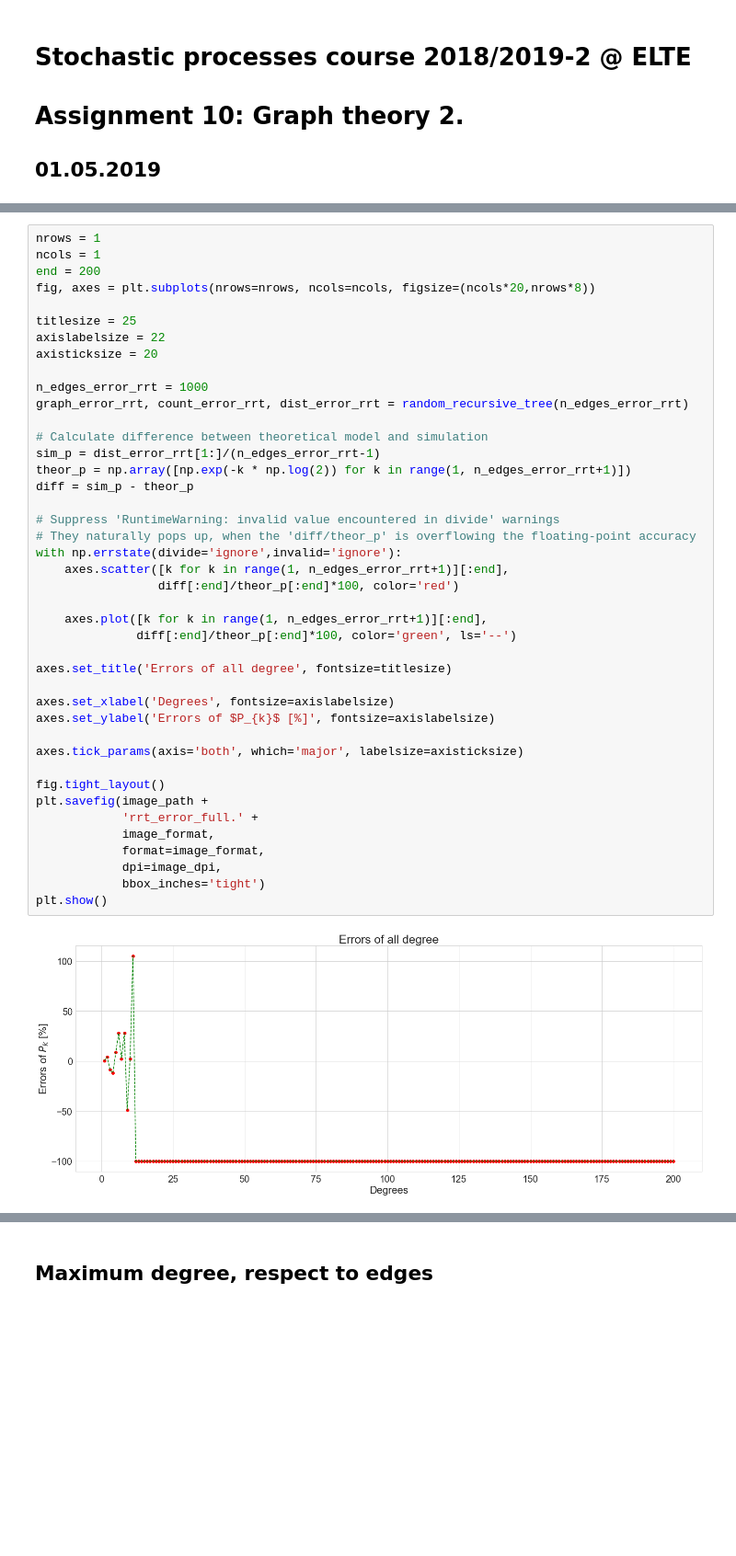
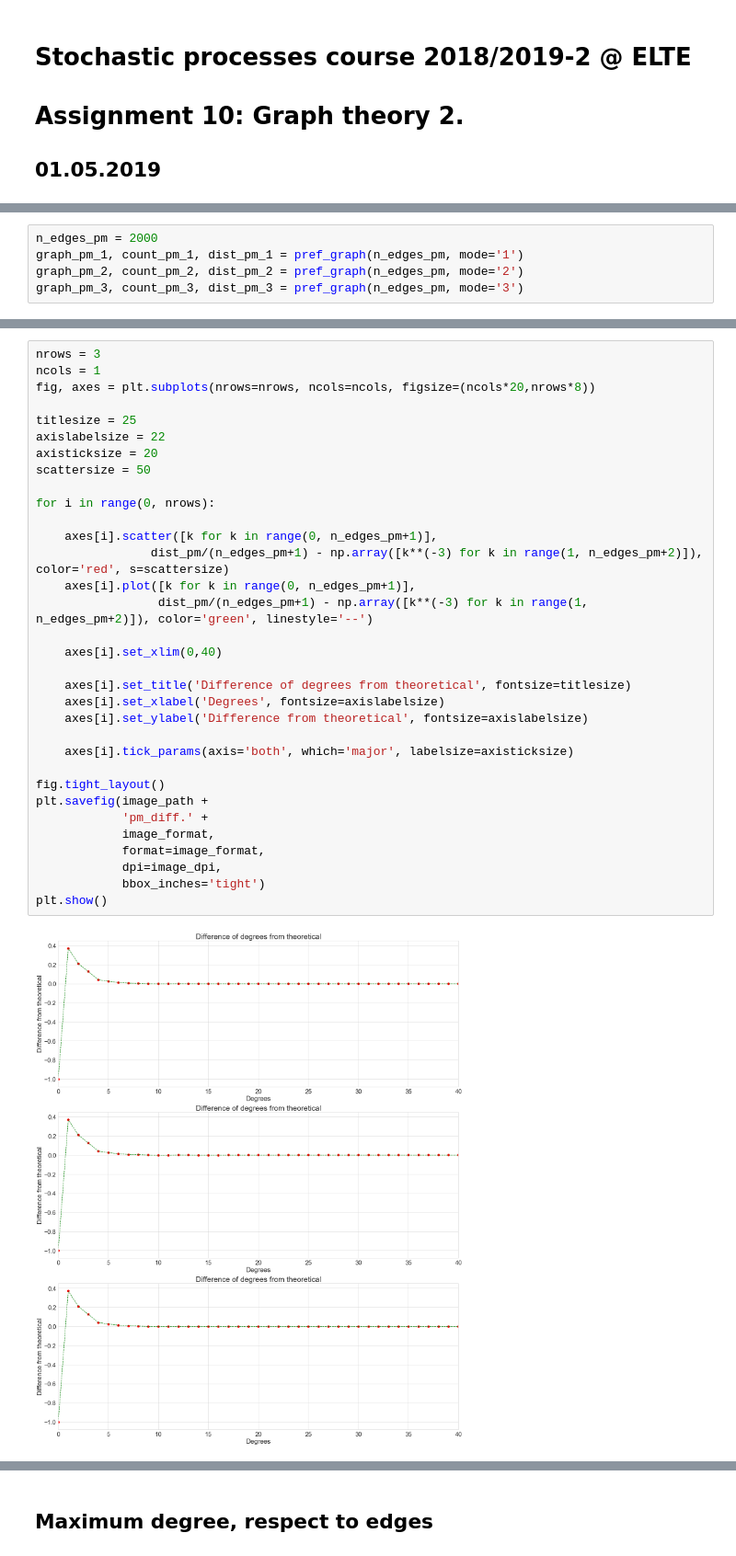
Before and after one commit to masterdesky/ELTE-stochastic-processes-2019, a Jupyter notebook: Lecture 10/Homework 10/Stochastic processes - 10..ipynb, the cells around one changed output, grey strips where cells are left out. Shown at 92% size. Cells and saved outputs as stored; diff of their text form; blank space fills up the shorter version.

```diff
--- a/Lecture 10/Homework 10/Stochastic processes - 10..ipynb
+++ b/Lecture 10/Homework 10/Stochastic processes - 10..ipynb
@@ -79,0 +144,5 @@ graph_rrt, count_rrt, dist_rrt = random_recursive_tree(n_edges_rrt)
+# %%
+n_edges_pm = 2000
+graph_pm_1, count_pm_1, dist_pm_1 = pref_graph(n_edges_pm, mode='1')
+graph_pm_2, count_pm_2, dist_pm_2 = pref_graph(n_edges_pm, mode='2')
+graph_pm_3, count_pm_3, dist_pm_3 = pref_graph(n_edges_pm, mode='3')
@@ -143,44 +362,35 @@ plt.show()
 # %%
-nrows = 1
+nrows = 3
 ncols = 1
-end = 200
 fig, axes = plt.subplots(nrows=nrows, ncols=ncols, figsize=(ncols*20,nrows*8))
 
 titlesize = 25
 axislabelsize = 22
 axisticksize = 20
+scattersize = 50
 
-n_edges_error_rrt = 1000
-graph_error_rrt, count_error_rrt, dist_error_rrt = random_recursive_tree(n_edges_error_rrt)
+for i in range(0, nrows):
 
-# Calculate difference between theoretical model and simulation
-sim_p = dist_error_rrt[1:]/(n_edges_error_rrt-1)
-theor_p = np.array([np.exp(-k * np.log(2)) for k in range(1, n_edges_error_rrt+1)])
-diff = sim_p - theor_p
+    axes[i].scatter([k for k in range(0, n_edges_pm+1)],
+                dist_pm/(n_edges_pm+1) - np.array([k**(-3) for k in range(1, n_edges_pm+2)]), color='red', s=scattersize)
+    axes[i].plot([k for k in range(0, n_edges_pm+1)],
+                 dist_pm/(n_edges_pm+1) - np.array([k**(-3) for k in range(1, n_edges_pm+2)]), color='green', linestyle='--')
 
-# Suppress 'RuntimeWarning: invalid value encountered in divide' warnings
-# They naturally pops up, when the 'diff/theor_p' is overflowing the floating-point accuracy
-with np.errstate(divide='ignore',invalid='ignore'):
-    axes.scatter([k for k in range(1, n_edges_error_rrt+1)][:end],
-                 diff[:end]/theor_p[:end]*100, color='red')
+    axes[i].set_xlim(0,40)
 
-    axes.plot([k for k in range(1, n_edges_error_rrt+1)][:end],
-              diff[:end]/theor_p[:end]*100, color='green', ls='--')
+    axes[i].set_title('Difference of degrees from theoretical', fontsize=titlesize)
+    axes[i].set_xlabel('Degrees', fontsize=axislabelsize)
+    axes[i].set_ylabel('Difference from theoretical', fontsize=axislabelsize)
 
-axes.set_title('Errors of all degree', fontsize=titlesize)
-
-axes.set_xlabel('Degrees', fontsize=axislabelsize)
-axes.set_ylabel('Errors of $P_{k}$ [%]', fontsize=axislabelsize)
-
-axes.tick_params(axis='both', which='major', labelsize=axisticksize)
+    axes[i].tick_params(axis='both', which='major', labelsize=axisticksize)
 
 fig.tight_layout()
 plt.savefig(image_path +
-            'rrt_error_full.' +
+            'pm_diff.' +
             image_format,
             format=image_format,
             dpi=image_dpi,
             bbox_inches='tight')
 plt.show()
 # %% [output]
-[figure, old version]
+[figure, new version]
```
Also changed, not shown: parts of 38 cells of this notebook, 5 other files.
